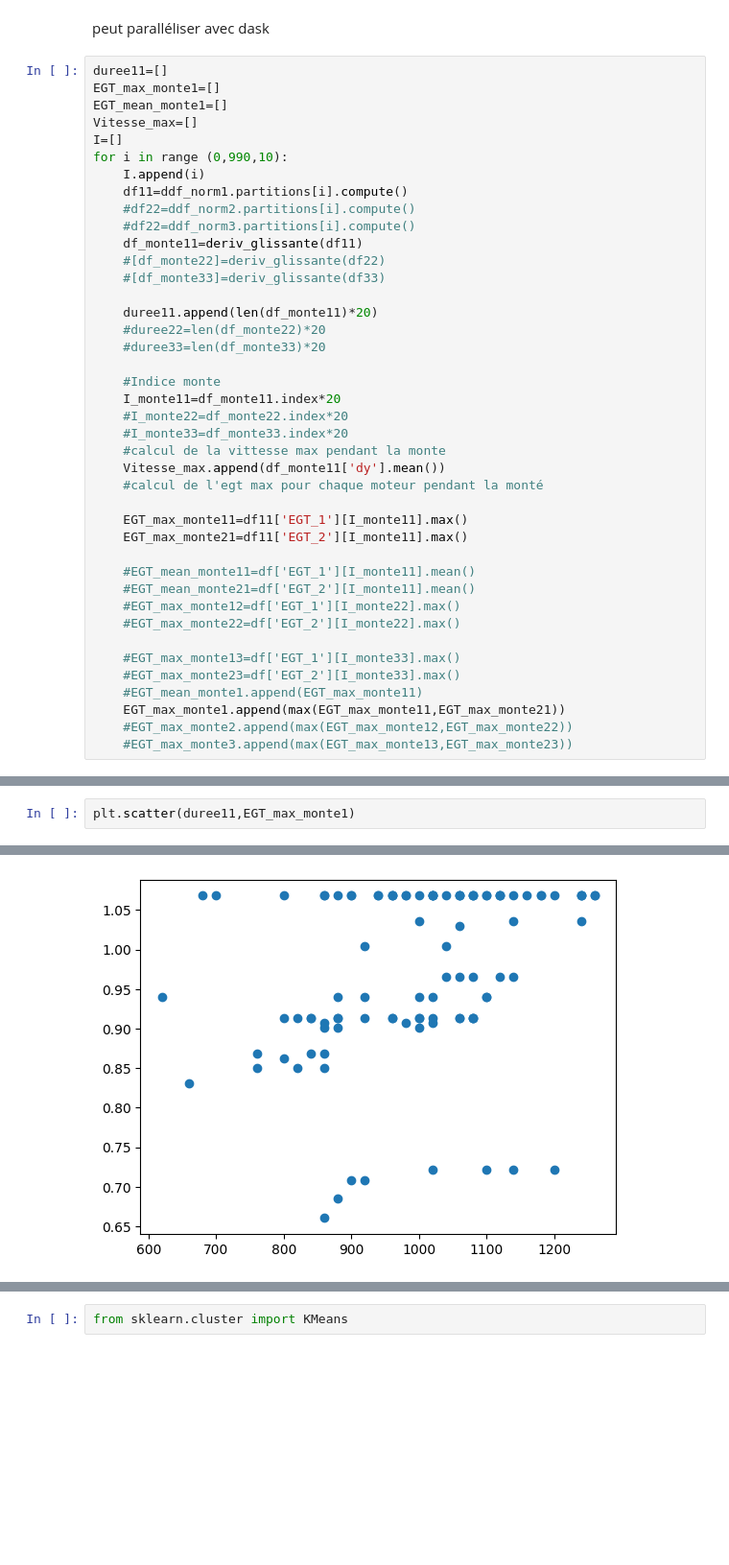
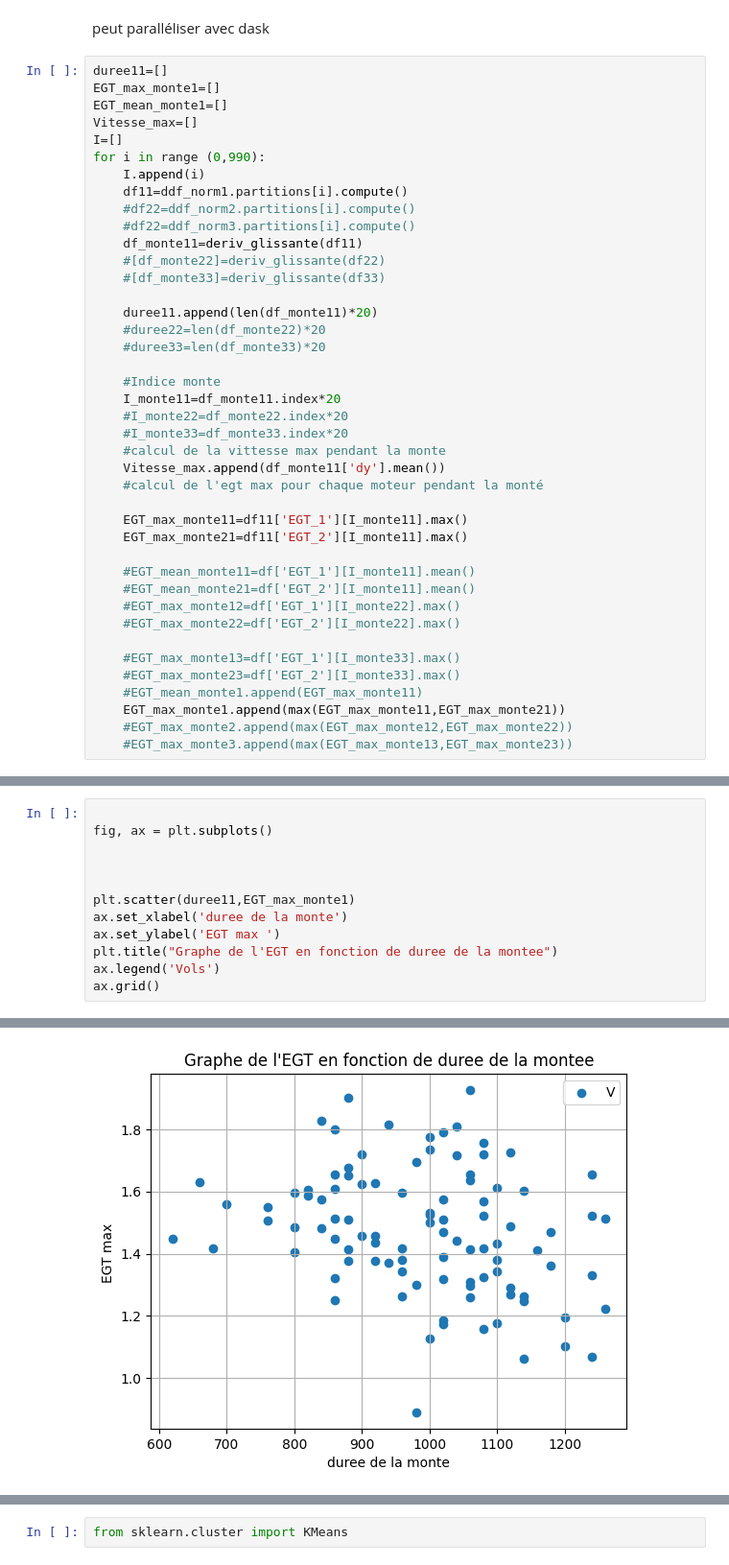
Before and after one commit to KrValentin/stats_descriptive_project, a Jupyter notebook: notebooks/Felix001.ipynb, the cells around one changed output, grey strips where cells are left out. Shown: that part at 96% size. Drawn from its saved outputs; the diff is of its cells as text; blank space fills up the shorter version.

```diff
--- a/notebooks/Felix001.ipynb
+++ b/notebooks/Felix001.ipynb
@@ -199,7 +199,7 @@ EGT_max_monte1=[]
 EGT_mean_monte1=[]
 Vitesse_max=[]
 I=[]
-for i in range (0,990,10):
+for i in range (0,990):
     I.append(i)
     df11=ddf_norm1.partitions[i].compute()
     #df22=ddf_norm2.partitions[i].compute()
@@ -267,3 +307,13 @@ plt.scatter(duree11,EGT_mean_monte1)
 # %%
+
+fig, ax = plt.subplots()
+
+
+
 plt.scatter(duree11,EGT_max_monte1)
+ax.set_xlabel('duree de la monte')
+ax.set_ylabel('EGT max ')
+plt.title("Graphe de l'EGT en fonction de duree de la montee")
+ax.legend('Vols')
+ax.grid()
 # %% [output]
@@ -271 +320 @@ plt.scatter(duree11,EGT_max_monte1)
-[figure, old version]
+[figure, new version]
```
Also changed, not shown: parts of 14 cells of this notebook.
